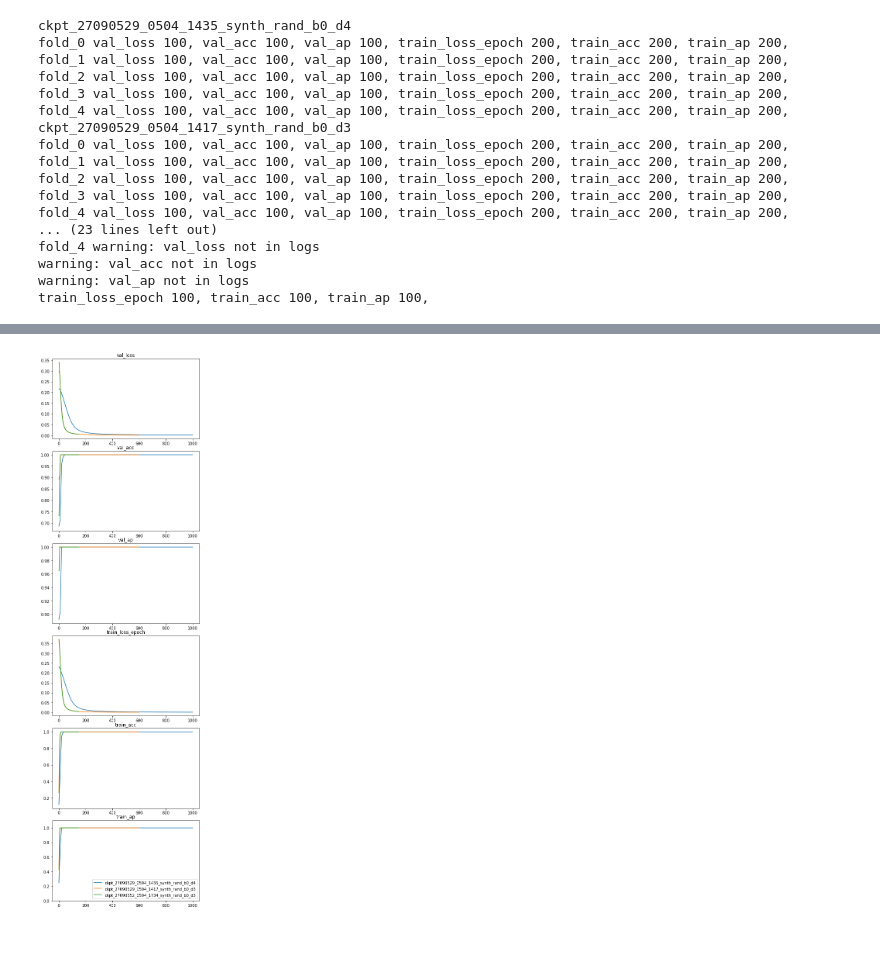
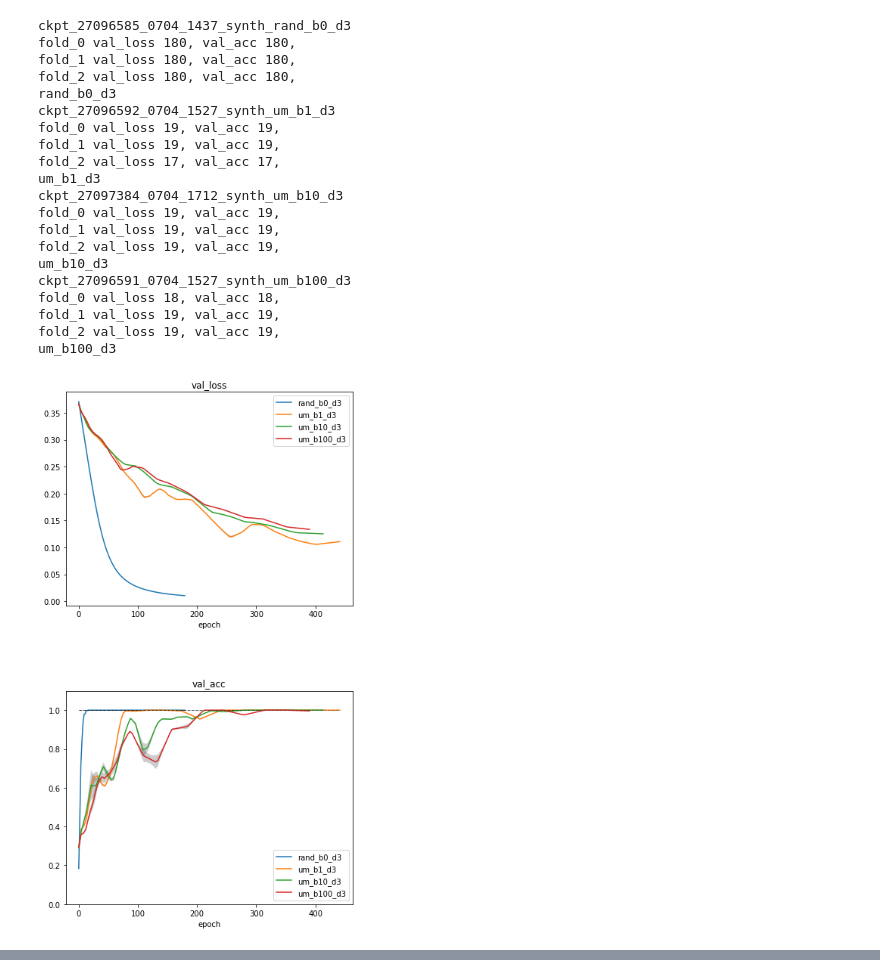
Before and after one commit to jeromel05/Ultrametric-benchmark-v2, a Jupyter notebook: notebooks/postprocessing_metrics.ipynb, the cells around one changed output, grey strips where cells are left out. Drawn from its saved outputs; the diff is of its cells as text; code cells hidden in the pictures; blank space fills up the shorter version.

Commit message:
clean markov shuff chain, check every batch adjustement

```diff
--- a/notebooks/postprocessing_metrics.ipynb
+++ b/notebooks/postprocessing_metrics.ipynb
@@ -59,52 +117,35 @@ def plot_metrics(metrics_to_plot, interp_values_df, ax, label):
 # %%
-checkpoints = ['ckpt_27090529_0504_1435_synth_rand_b0_d4',
-              'ckpt_27090529_0504_1417_synth_rand_b0_d3',
-              'ckpt_27090552_0504_1734_synth_rand_b0_d3',
-              'ckpt_27092673_0604_1052_synth_um_b1_d3']
+checkpoints_list = [checkpoints_d3, checkpoints_d4, checkpoints_d5,
+               checkpoints_b1, checkpoints_b10, checkpoints_b100]
 
-metrics_paths = [f"../logs/{ckpt}/metrics_synth/" for ckpt in checkpoints]
-nb_fold= 5
-
-metrics_to_plot = ['val_loss', 'val_acc', 'val_ap', 'train_loss_epoch', 'train_acc', 'train_ap']
-#metrics_to_plot_dict = {'val_loss': 0, 'val_acc':1, 'val_ap':2, 'train_loss_epoch':3, 'train_acc':4,
-#                  'train_ap':5}
+ckpt_names = ['checkpoints_d3', 'checkpoints_d4', 'checkpoints_d5',
+              'checkpoints_b1', 'checkpoints_b10', 'checkpoints_b100']
-# %%
-def plot_agg_metrics(metrics_to_plot, metrics_paths, checkpoints, nb_fold, name: str=None):
-    f,a = plt.subplots(len(metrics_to_plot),1)
-    f.set_size_inches(6,20)
-    f.tight_layout()
-    plt.ylim(0,1.1)
-    if not type(nb_fold)==list:
-        nb_fold = [nb_fold]*len(checkpoints)
-    for metrics_path, ckpt_name, n_fold in zip(metrics_paths, checkpoints, nb_fold):
-        print(ckpt_name)
-        metric_values = parse_tb_logs(n_fold, metrics_path, metrics_to_plot)
-        interp_values = interpolate_values(metrics_to_plot, metric_values, tot_num_values=100)
-        interp_values_df = pd.DataFrame(interp_values)
-
-        plot_metrics(metrics_to_plot, interp_values_df, a, label=ckpt_name)
-        plt.legend()
-    if name:
-        f.savefig(f'../plots/{name}.jpg', dpi=300)
 # %%
-plot_agg_metrics(metrics_to_plot,
-                 metrics_paths, checkpoints, nb_fold,
-                 name="rand_b1_b10_more_epochs")
+for checkpoints, ckpt_name in zip(checkpoints_list, ckpt_names):
+    metrics_paths = [f"../logs/{ckpt}/metrics_synth/" for ckpt in checkpoints]
+    plot_agg_metrics(metrics_to_plot,
+                     metrics_paths, checkpoints, nb_fold,
+                     name=ckpt_name)
+    plt.show()
 # %% [output]
-ckpt_27090529_0504_1435_synth_rand_b0_d4
-fold_0 val_loss 100, val_acc 100, val_ap 100, train_loss_epoch 200, train_acc 200, train_ap 200,
-fold_1 val_loss 100, val_acc 100, val_ap 100, train_loss_epoch 200, train_acc 200, train_ap 200,
-fold_2 val_loss 100, val_acc 100, val_ap 100, train_loss_epoch 200, train_acc 200, train_ap 200,
-fold_3 val_loss 100, val_acc 100, val_ap 100, train_loss_epoch 200, train_acc 200, train_ap 200,
-fold_4 val_loss 100, val_acc 100, val_ap 100, train_loss_epoch 200, train_acc 200, train_ap 200,
-ckpt_27090529_0504_1417_synth_rand_b0_d3
-fold_0 val_loss 100, val_acc 100, val_ap 100, train_loss_epoch 200, train_acc 200, train_ap 200,
-fold_1 val_loss 100, val_acc 100, val_ap 100, train_loss_epoch 200, train_acc 200, train_ap 200,
-fold_2 val_loss 100, val_acc 100, val_ap 100, train_loss_epoch 200, train_acc 200, train_ap 200,
-fold_3 val_loss 100, val_acc 100, val_ap 100, train_loss_epoch 200, train_acc 200, train_ap 200,
-fold_4 val_loss 100, val_acc 100, val_ap 100, train_loss_epoch 200, train_acc 200, train_ap 200,
-... (23 lines left out)
-fold_4 warning: val_loss not in logs
-warning: val_acc not in logs
-warning: val_ap not in logs
-train_loss_epoch 100, train_acc 100, train_ap 100,
+ckpt_27096585_0704_1437_synth_rand_b0_d3
+fold_0 val_loss 180, val_acc 180,
+fold_1 val_loss 180, val_acc 180,
+fold_2 val_loss 180, val_acc 180,
+rand_b0_d3
+ckpt_27096592_0704_1527_synth_um_b1_d3
+fold_0 val_loss 19, val_acc 19,
+fold_1 val_loss 19, val_acc 19,
+fold_2 val_loss 17, val_acc 17,
+um_b1_d3
+ckpt_27097384_0704_1712_synth_um_b10_d3
+fold_0 val_loss 19, val_acc 19,
+fold_1 val_loss 19, val_acc 19,
+fold_2 val_loss 19, val_acc 19,
+um_b10_d3
+ckpt_27096591_0704_1527_synth_um_b100_d3
+fold_0 val_loss 18, val_acc 18,
+fold_1 val_loss 19, val_acc 19,
+fold_2 val_loss 19, val_acc 19,
+um_b100_d3
+[figure, new version]
@@ -112 +168,0 @@ ValueError: max() arg is an empty sequence
-[figure, old version]
```
Also changed, not shown: parts of 7 cells of this notebook, 2 other files.
